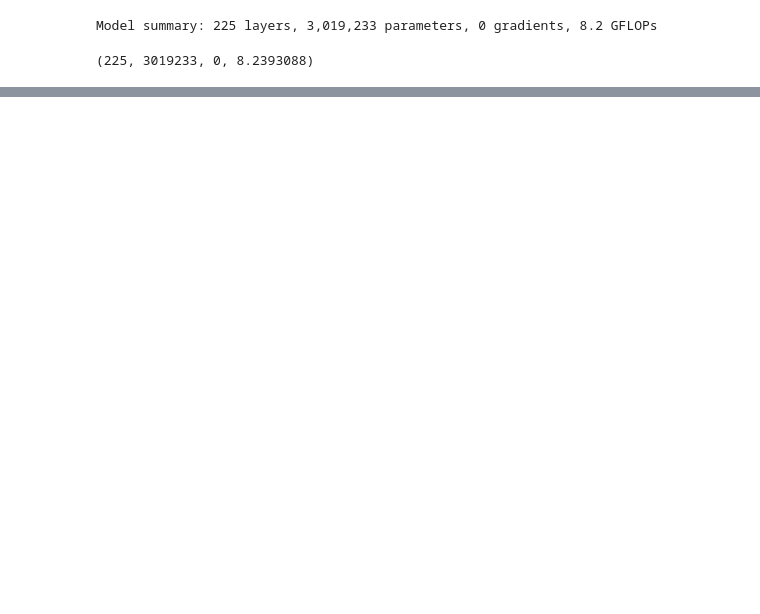
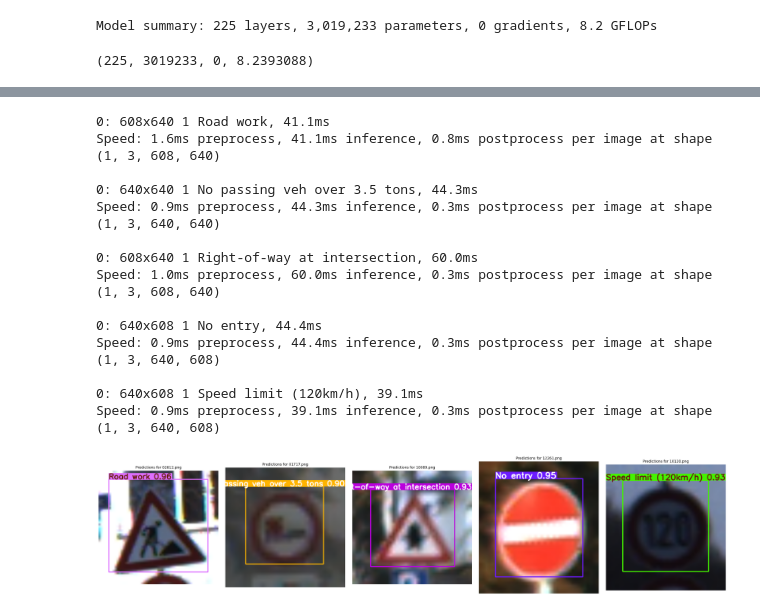
Before and after one commit to RethtihpongEM/Traffic-Sign-Detection, a Jupyter notebook: Models/YOLOv8/yolo-test.ipynb, the cells around one changed output, grey strips where cells are left out. Drawn from its saved outputs; the diff is of its cells as text; code cells hidden in the pictures; blank space fills up the shorter version.

```diff
--- a/Models/YOLOv8/yolo-test.ipynb
+++ b/Models/YOLOv8/yolo-test.ipynb
@@ -13,4 +13,4 @@ Model summary: 225 layers, 3,019,233 parameters, 0 gradients, 8.2 GFLOPs
 (225, 3019233, 0, 8.2393088)
 # %%
 # Specify the folder containing the images
-image_folder = '../../Dataset/GTSRB/Test'
+test_folder = '../../Dataset/GTSRB/Test'
@@ -69,0 +17,52 @@ Speed: 2.5ms preprocess, 29.2ms inference, 1.0ms postprocess per image at shape
+# %%
+# Get a list of all image files in the test folder
+image_files = [f for f in os.listdir(test_folder) if f.lower().endswith(('.png', '.jpg', '.jpeg'))]
+
+# Randomly select 5 images
+selected_images = random.sample(image_files, 5)
+
+# Create a figure for plotting
+fig, axes = plt.subplots(1, len(selected_images), figsize=(25, 10))  # Adjust size for clarity
+
+for i, image_file in enumerate(selected_images):
+    # Load the image
+    image_path = os.path.join(test_folder, image_file)
+    image = cv2.imread(image_path)
+
+    # Resize the image while maintaining aspect ratio
+    height, width = image.shape[:2]
+    max_dim = max(height, width)
+    scale_factor = 640 / max_dim  # Standard YOLO input size
+    new_size = (int(width * scale_factor), int(height * scale_factor))
+    resized_image = cv2.resize(image, new_size, interpolation=cv2.INTER_LINEAR)
+    resized_image = cv2.cvtColor(resized_image, cv2.COLOR_BGR2RGB)  # Convert BGR to RGB for displaying
+
+    # Perform prediction
+    results = model(resized_image)
+
+    # Annotate the image with the model's predictions
+    annotated_image = results[0].plot(line_width=4)  # Adjust font size and line width
+
+    # Display the image in the console
+    axes[i].imshow(annotated_image)
+    axes[i].set_title(f"Predictions for {image_file}", fontsize=10)  # Adjust title font size
+    axes[i].axis("off")
+
+plt.tight_layout(pad=2.0)  # Add padding for better spacing
+plt.show()
+# %% [output]
+0: 608x640 1 Road work, 41.1ms
+Speed: 1.6ms preprocess, 41.1ms inference, 0.8ms postprocess per image at shape (1, 3, 608, 640)
+
+0: 640x640 1 No passing veh over 3.5 tons, 44.3ms
+Speed: 0.9ms preprocess, 44.3ms inference, 0.3ms postprocess per image at shape (1, 3, 640, 640)
+
+0: 608x640 1 Right-of-way at intersection, 60.0ms
+Speed: 1.0ms preprocess, 60.0ms inference, 0.3ms postprocess per image at shape (1, 3, 608, 640)
+
+0: 640x608 1 No entry, 44.4ms
+Speed: 0.9ms preprocess, 44.4ms inference, 0.3ms postprocess per image at shape (1, 3, 640, 608)
+
+0: 640x608 1 Speed limit (120km/h), 39.1ms
+Speed: 0.9ms preprocess, 39.1ms inference, 0.3ms postprocess per image at shape (1, 3, 640, 608)
+[figure, added]
```
Also changed, not shown: parts of 1 cell of this notebook, 6 other files.
